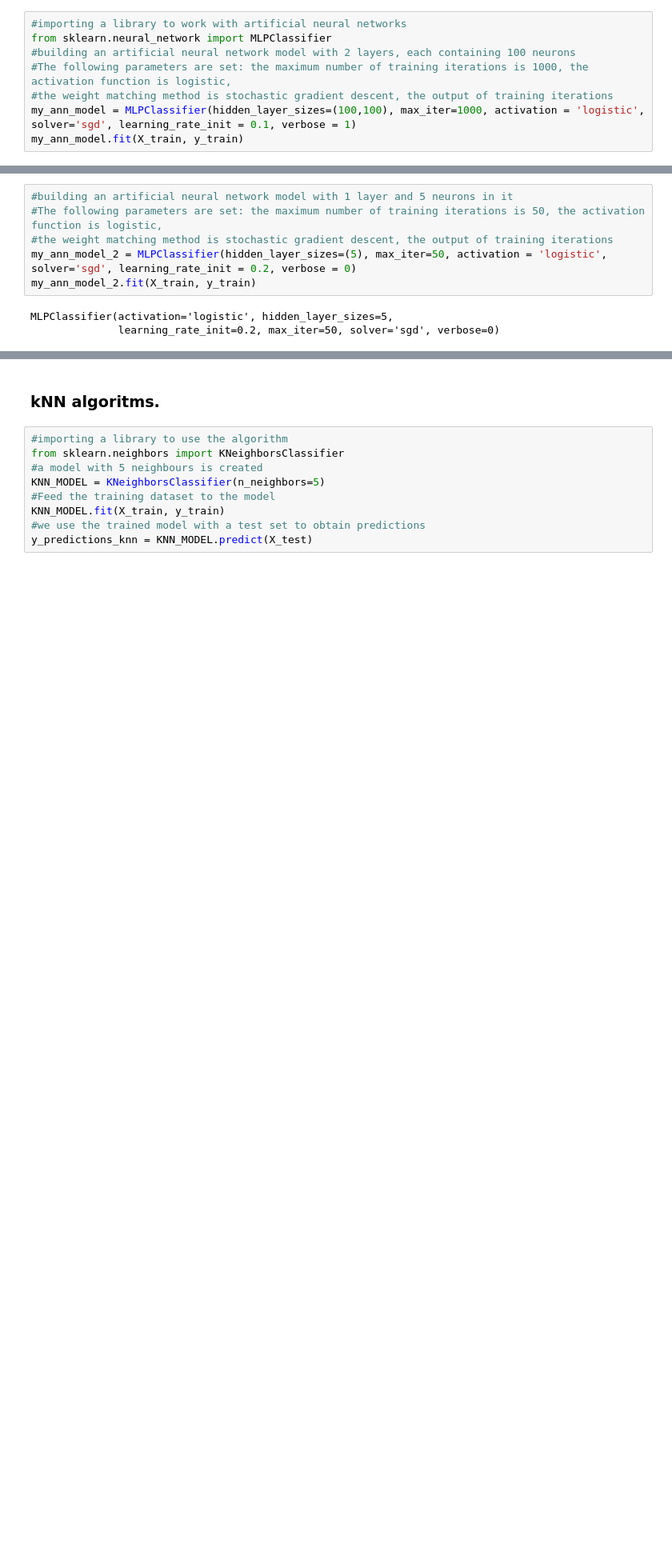
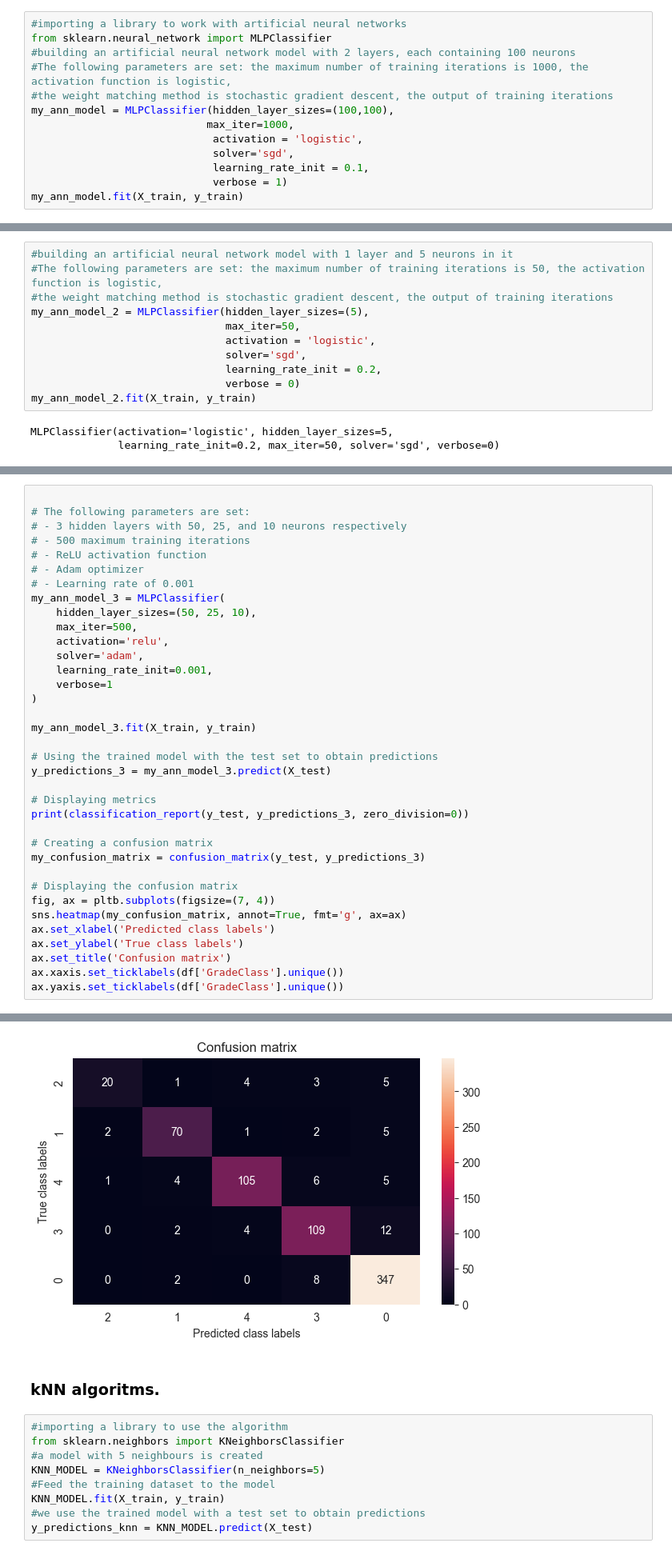
Before and after one commit to Tuncaylctr/machine-learning-assignment-python, a Jupyter notebook: machine_learning_bluprint.ipynb, the cells around one changed output, grey strips where cells are left out. Shown at 80% size. Saved outputs shown, nothing was run; the diff lists cells and outputs as text; blank space fills up the shorter version.

```diff
--- a/machine_learning_bluprint.ipynb
+++ b/machine_learning_bluprint.ipynb
@@ -325,6 +325,11 @@ from sklearn.neural_network import MLPClassifier
 #building an artificial neural network model with 2 layers, each containing 100 neurons
 #The following parameters are set: the maximum number of training iterations is 1000, the activation function is logistic,
 #the weight matching method is stochastic gradient descent, the output of training iterations
-my_ann_model = MLPClassifier(hidden_layer_sizes=(100,100), max_iter=1000, activation = 'logistic', solver='sgd', learning_rate_init = 0.1, verbose = 1)
+my_ann_model = MLPClassifier(hidden_layer_sizes=(100,100),
+                            max_iter=1000,
+                             activation = 'logistic',
+                             solver='sgd',
+                             learning_rate_init = 0.1,
+                             verbose = 1)
 my_ann_model.fit(X_train, y_train)
 # %% [output]
@@ -384,7 +389,12 @@ weighted avg       0.89      0.89      0.89       718
 #building an artificial neural network model with 1 layer and 5 neurons in it
 #The following parameters are set: the maximum number of training iterations is 50, the activation function is logistic,
 #the weight matching method is stochastic gradient descent, the output of training iterations
-my_ann_model_2 = MLPClassifier(hidden_layer_sizes=(5), max_iter=50, activation = 'logistic', solver='sgd', learning_rate_init = 0.2, verbose = 0)
+my_ann_model_2 = MLPClassifier(hidden_layer_sizes=(5),
+                               max_iter=50,
+                               activation = 'logistic',
+                               solver='sgd',
+                               learning_rate_init = 0.2,
+                               verbose = 0)
 my_ann_model_2.fit(X_train, y_train)
 # %% [output]
 MLPClassifier(activation='logistic', hidden_layer_sizes=5,
@@ -419,0 +432,37 @@ weighted avg       0.73      0.77      0.75       718
+# %%
+
+# The following parameters are set:
+# - 3 hidden layers with 50, 25, and 10 neurons respectively
+# - 500 maximum training iterations
+# - ReLU activation function
+# - Adam optimizer
+# - Learning rate of 0.001
+my_ann_model_3 = MLPClassifier(
+    hidden_layer_sizes=(50, 25, 10),
+    max_iter=500,
+    activation='relu',
+    solver='adam',
+    learning_rate_init=0.001,
+    verbose=1
+)
+
+my_ann_model_3.fit(X_train, y_train)
+
+# Using the trained model with the test set to obtain predictions
+y_predictions_3 = my_ann_model_3.predict(X_test)
+
+# Displaying metrics
+print(classification_report(y_test, y_predictions_3, zero_division=0))
+
+# Creating a confusion matrix
+my_confusion_matrix = confusion_matrix(y_test, y_predictions_3)
+
+# Displaying the confusion matrix
+fig, ax = pltb.subplots(figsize=(7, 4))
+sns.heatmap(my_confusion_matrix, annot=True, fmt='g', ax=ax)
+ax.set_xlabel('Predicted class labels')
+ax.set_ylabel('True class labels')
+ax.set_title('Confusion matrix')
+ax.xaxis.set_ticklabels(df['GradeClass'].unique())
+ax.yaxis.set_ticklabels(df['GradeClass'].unique())
+# %% [output]
@@ -420,3 +491,4 @@ weighted avg       0.73      0.77      0.75       718
+[figure, added]
 # %% [markdown]
 ### kNN algoritms.
 # %%
```
Also changed, not shown: parts of 5 cells of this notebook.
